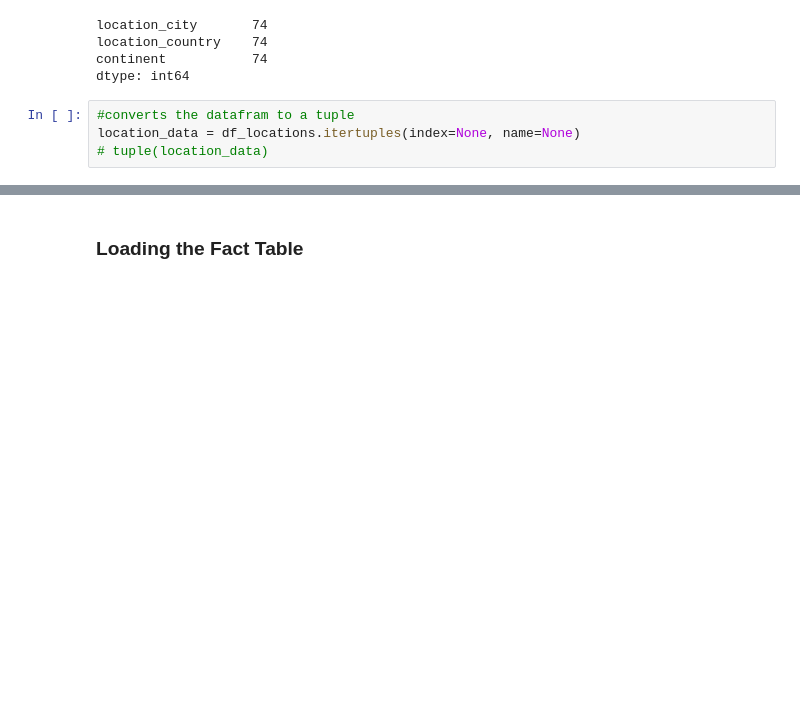
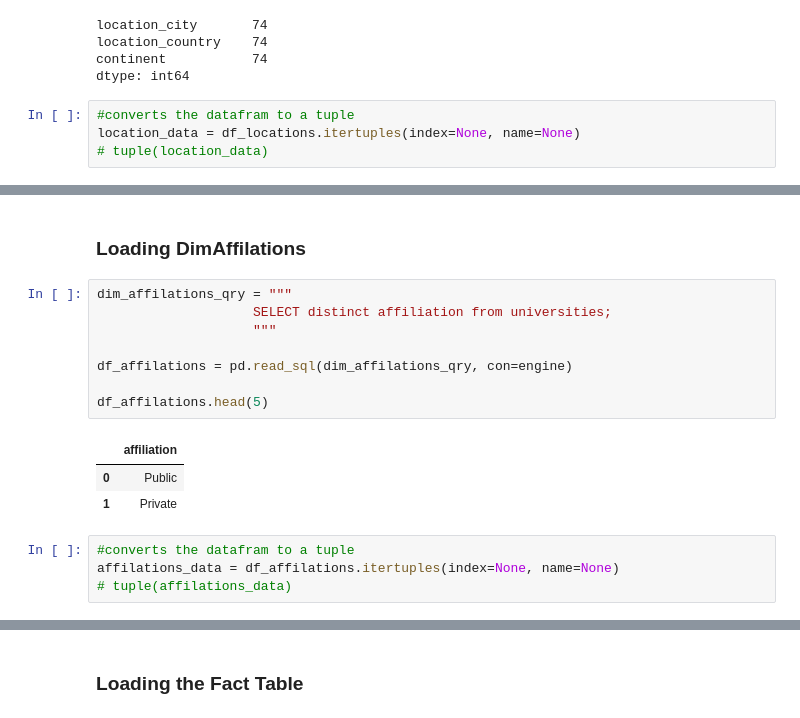
Before and after one commit to iamYole/Wikipedia-Data-Scraping, a Jupyter notebook: postgres_load.ipynb, the cells around one changed output, grey strips where cells are left out. Saved outputs shown, nothing was run; the diff lists cells and outputs as text; blank space fills up the shorter version.

```diff
--- a/postgres_load.ipynb
+++ b/postgres_load.ipynb
@@ -168,3 +176,21 @@ except Exception as e:
     print("Error executing query:", e)
 # %% [output]
 Data loaded sucessufully !!!
+# %% [markdown]
+### Loading DimAffilations
+# %%
+dim_affilations_qry = """
+                    SELECT distinct affiliation from universities;
+                    """
+
+df_affilations = pd.read_sql(dim_affilations_qry, con=engine)
+
+df_affilations.head(5)
+# %% [output]
+|  | affiliation |
+| 0 | Public |
+| 1 | Private |
+# %%
+#converts the datafram to a tuple
+affilations_data = df_affilations.itertuples(index=None, name=None)
+# tuple(affilations_data)
```
Also changed, not shown: parts of 18 cells of this notebook, 9 other files.
